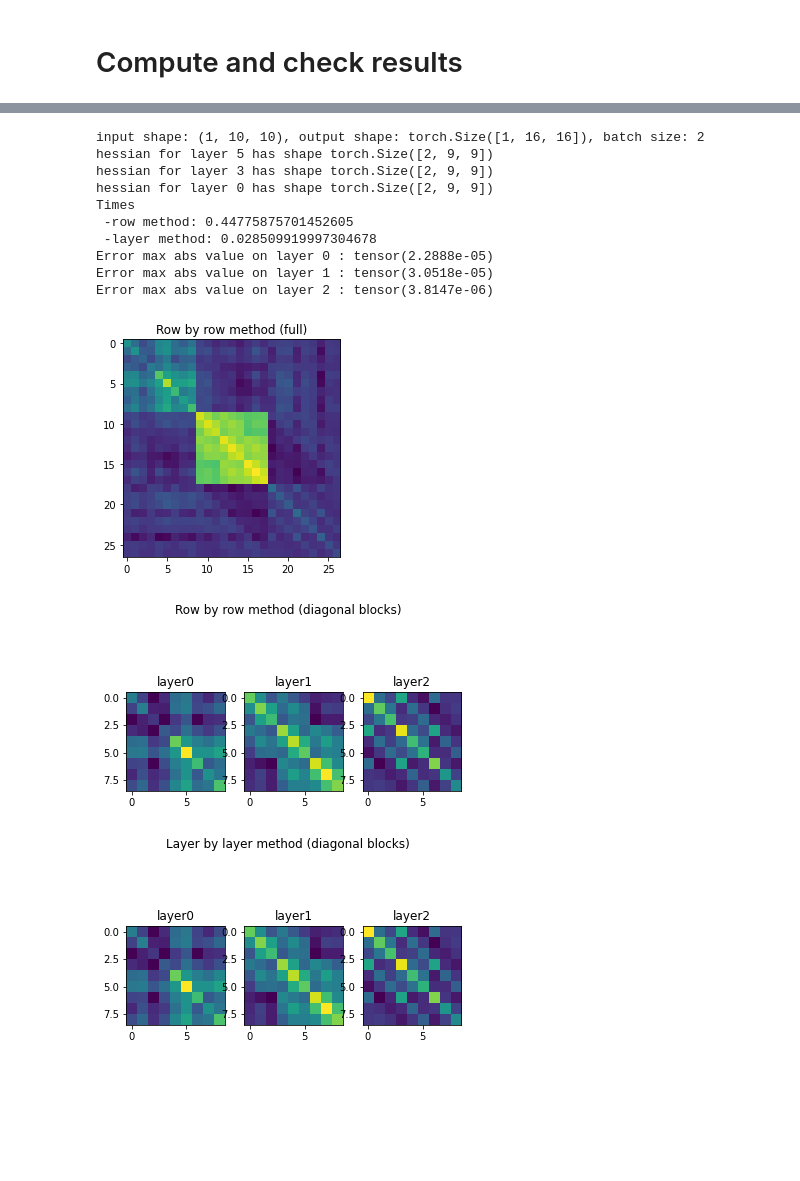
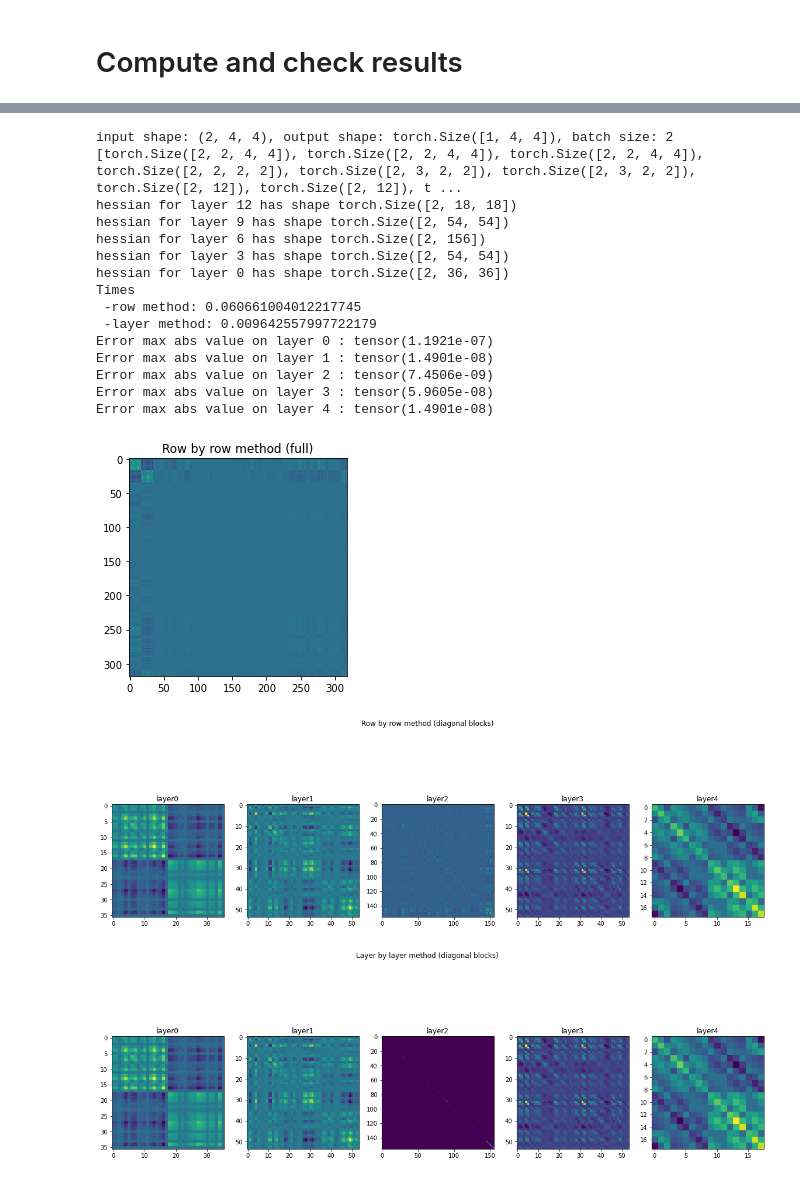
Before and after one commit to FrederikWarburg/LaplaceAE, a Jupyter notebook: notebooks/test_correctness.ipynb, the cells around one changed output, grey strips where cells are left out. Saved outputs shown, nothing was run; the diff lists cells and outputs as text; code cells hidden in the pictures; blank space fills up the shorter version.

Commit message:
Flatten and Reshape layers checked

```diff
--- a/notebooks/test_correctness.ipynb
+++ b/notebooks/test_correctness.ipynb
@@ -53,12 +53,20 @@ def get_model_stochman(number_of_layers, device, data_resolution, conv=False):
 def get_model_stochman2(number_of_layers, input_shape, device, conv=False):
 
     if conv:
-        model = [nnj.Conv2d(input_shape[0], 1, kernel_size=(3,3), padding=(1,1), stride=1, bias=False),
+        in_c, in_h, in_w = input_shape
+        model = [nnj.Conv2d(in_c, 2, kernel_size=(3,3), padding=(1,1), stride=1, bias=False),
                 nnj.Tanh(),
+                nnj.MaxPool2d(2),
+                nnj.Conv2d(2, 3, kernel_size=(3,3), padding=(1,1), stride=1, bias=False),
+                nnj.Tanh(),
+                nnj.Flatten(),
+                nnj.Linear(int(3*in_h*in_w/2/2), int(3*in_h*in_w/2/2)),
+                nnj.Reshape(3, int(in_h/2), int(in_w/2)),
+                nnj.Tanh(),
+                nnj.Conv2d(3, 2, kernel_size=(3,3), padding=(1,1), stride=1, bias=False),
                 nnj.Upsample(scale_factor=2),
-                nnj.Conv2d(1, 1, kernel_size=(3,3), padding=(0,0), stride=1, bias=False),
                 nnj.Tanh(),
-                nnj.Conv2d(1, 1, kernel_size=(3,3), padding=(0,0), stride=1, bias=False)]
+                nnj.Conv2d(2, 1, kernel_size=(3,3), padding=(1,1), stride=1, bias=False)]
     else:
         model = [nnj.Linear(input_shape[0], 2*input_shape[0]),
                 nnj.Tanh(),
@@ -241,19 +251,23 @@ def check_correctness(number_of_layers=5, data_shape=(2,3,5,5), convolutions=Tru
                 this_w = block_Hs_layer.shape[0]
                 block_Hs_row = Hs_row[tot_w:tot_w+this_w, tot_w:tot_w+this_w]
                 tot_w += this_w
-                print('Error max abs value on layer',l,':', torch.max(torch.abs(block_Hs_row - block_Hs_layer)) )
+                if len(block_Hs_layer.shape)>1:
+                    print('Error max abs value on layer',l,':', torch.max(torch.abs( block_Hs_row - block_Hs_layer )) )
+                else:
+                    print('Error max abs value on layer',l,':', torch.max(torch.abs( torch.diagonal(block_Hs_row) - block_Hs_layer )) )
+                    Hs_layer[l] = torch.diag_embed(block_Hs_layer)
                 Hs_row_block_diagonal.append(block_Hs_row)
             if plot:
                 plt.figure()
                 plt.imshow(Hs_row.numpy())
                 plt.title('Row by row method (full)')
-                plt.figure()
+                plt.figure(figsize=(20,7))
                 for l in range(number_of_layers):
                     plt.subplot(1,number_of_layers,l+1)
                     plt.title('layer'+str(l))
                     plt.imshow(Hs_row_block_diagonal[l].numpy())
                 plt.suptitle('Row by row method (diagonal blocks)')
-                plt.figure()
+                plt.figure(figsize=(20,7))
                 for l in range(number_of_layers):
                     plt.subplot(1,number_of_layers,l+1)
                     plt.title('layer'+str(l))
@@ -280,19 +295,24 @@ Error max abs value (ours): tensor(1.6689e-06)
 # %%
-check_correctness(number_of_layers = 3,
-                  data_shape=(2,1,10,10),
+check_correctness(number_of_layers = 5,
+                  data_shape=(2,2,4,4),
                   convolutions = True,
                   plot = True)
 # %% [output]
-input shape: (1, 10, 10), output shape: torch.Size([1, 16, 16]), batch size: 2
-hessian for layer 5 has shape torch.Size([2, 9, 9])
-hessian for layer 3 has shape torch.Size([2, 9, 9])
-hessian for layer 0 has shape torch.Size([2, 9, 9])
+input shape: (2, 4, 4), output shape: torch.Size([1, 4, 4]), batch size: 2
+[torch.Size([2, 2, 4, 4]), torch.Size([2, 2, 4, 4]), torch.Size([2, 2, 4, 4]), torch.Size([2, 2, 2, 2]), torch.Size([2, 3, 2, 2]), torch.Size([2, 3, 2, 2]), torch.Size([2, 12]), torch.Size([2, 12]), t ...
+hessian for layer 12 has shape torch.Size([2, 18, 18])
+hessian for layer 9 has shape torch.Size([2, 54, 54])
+hessian for layer 6 has shape torch.Size([2, 156])
+hessian for layer 3 has shape torch.Size([2, 54, 54])
+hessian for layer 0 has shape torch.Size([2, 36, 36])
 Times
- -row method: 0.44775875701452605
- -layer method: 0.028509919997304678
-Error max abs value on layer 0 : tensor(2.2888e-05)
-Error max abs value on layer 1 : tensor(3.0518e-05)
-Error max abs value on layer 2 : tensor(3.8147e-06)
+ -row method: 0.060661004012217745
+ -layer method: 0.009642557997722179
+Error max abs value on layer 0 : tensor(1.1921e-07)
+Error max abs value on layer 1 : tensor(1.4901e-08)
+Error max abs value on layer 2 : tensor(7.4506e-09)
+Error max abs value on layer 3 : tensor(5.9605e-08)
+Error max abs value on layer 4 : tensor(1.4901e-08)
-[figure, old version]
+[figure, new version]
-[figure, old version]
+[figure, new version]
-[figure, old version]
+[figure, new version]
```
Also changed, not shown: parts of 2 cells of this notebook.
